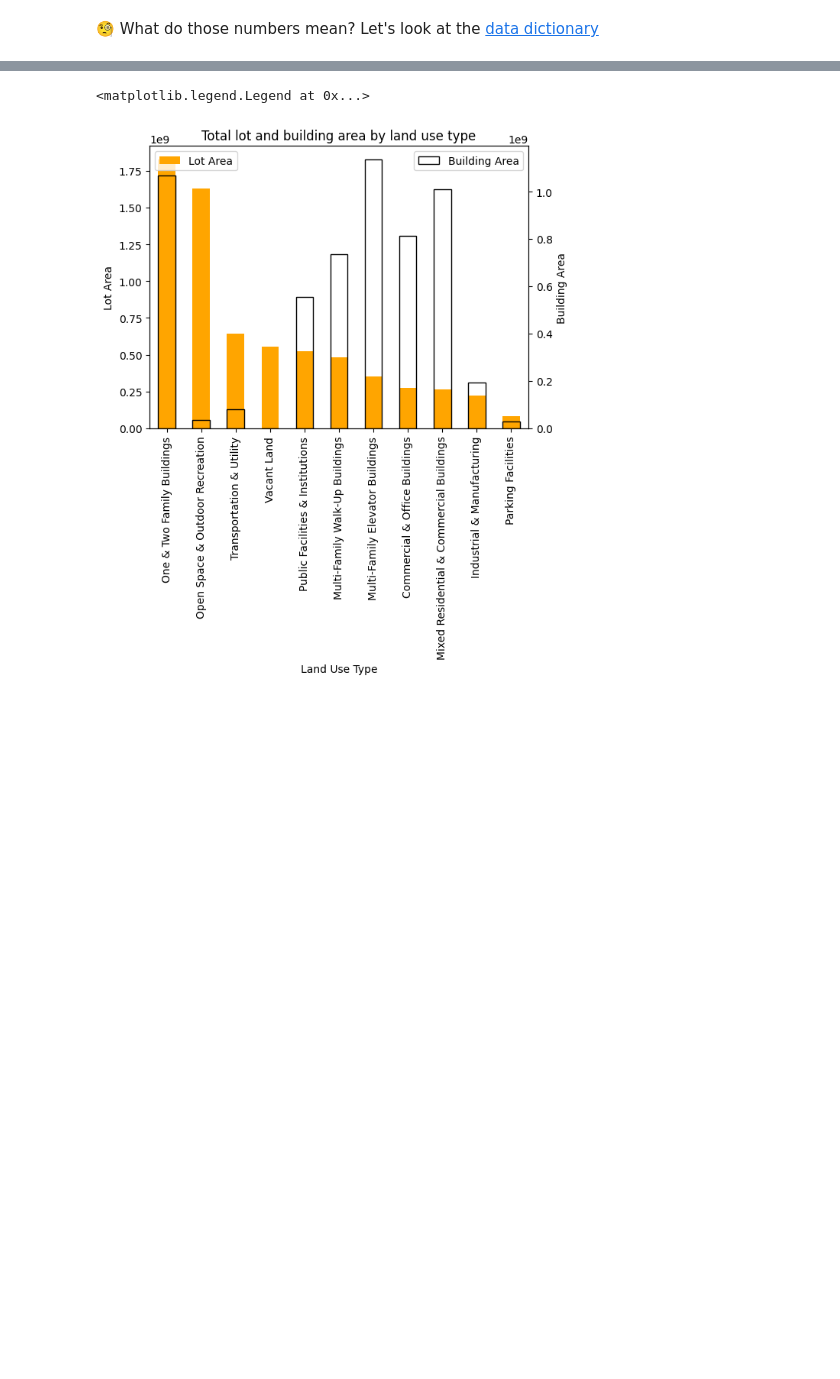
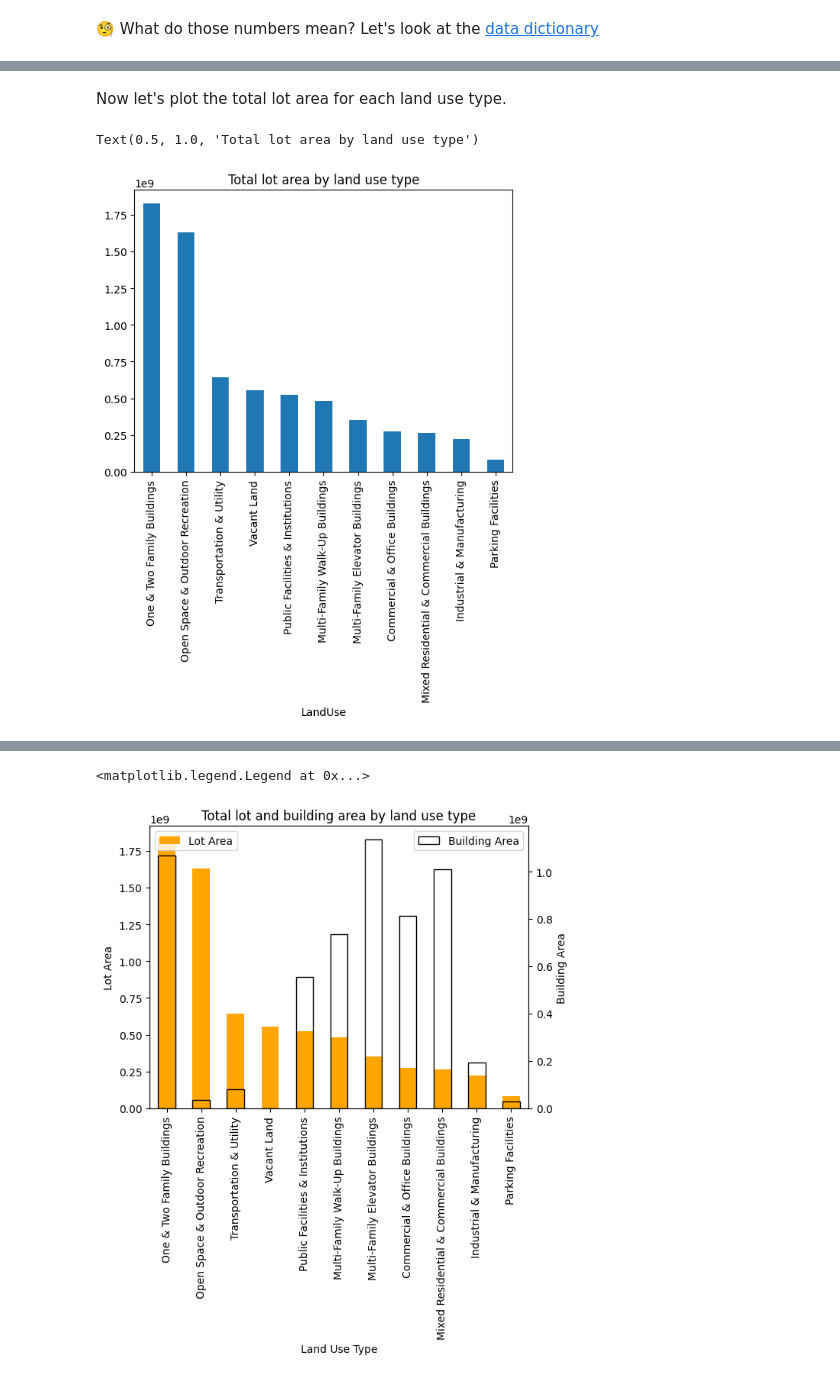
Before and after one commit to yumobennyyang/Mapping-Systems, a Jupyter notebook: Tutorials/01_vector_data_apis.ipynb, the cells around one changed output, grey strips where cells are left out. Saved outputs shown, nothing was run; the diff lists cells and outputs as text; code cells hidden in the pictures; blank space fills up the shorter version.

```diff
--- a/Tutorials/01_vector_data_apis.ipynb
+++ b/Tutorials/01_vector_data_apis.ipynb
@@ -122 +215,11 @@ pluto_ogrio["LandUse"] = pluto_ogrio.LandUse.map(land_use_codes)
+# %% [markdown]
+Now let's plot the total lot area for each land use type.
+# %%
+# there are many ways to visualize this data, and levels to refining the graphic style.
+# This is the simplest possible example, using matplotlib to create a bar chart
+pluto.groupby("LandUse").LotArea.sum().sort_values(ascending=False).plot.bar()
+plt.title("Total lot area by land use type")
+# %% [output]
+Text(0.5, 1.0, 'Total lot area by land use type')
+[figure, added]
 # %%
```
Also changed, not shown: parts of 89 cells of this notebook, 15 other files.
